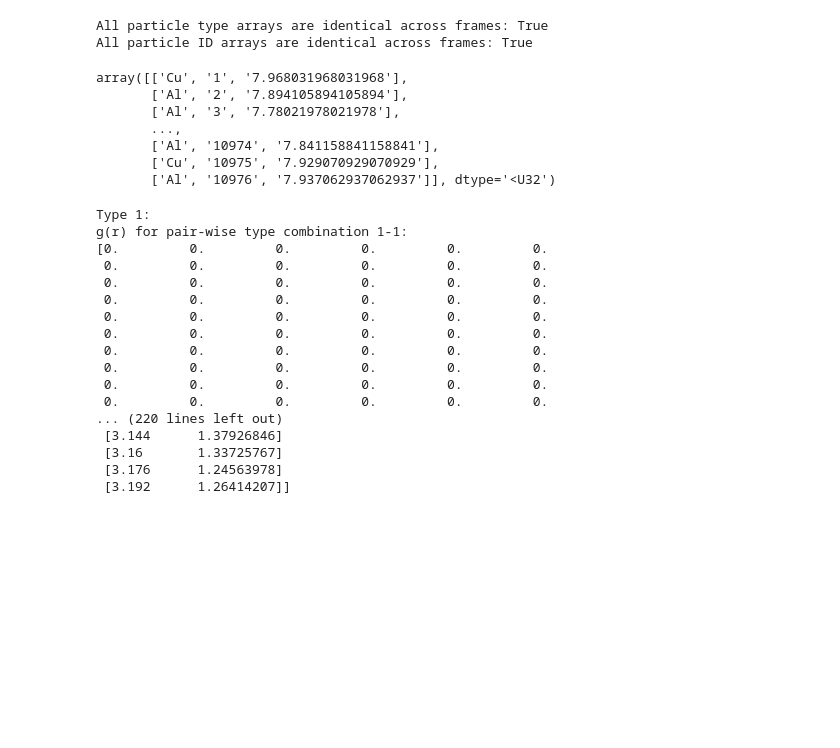
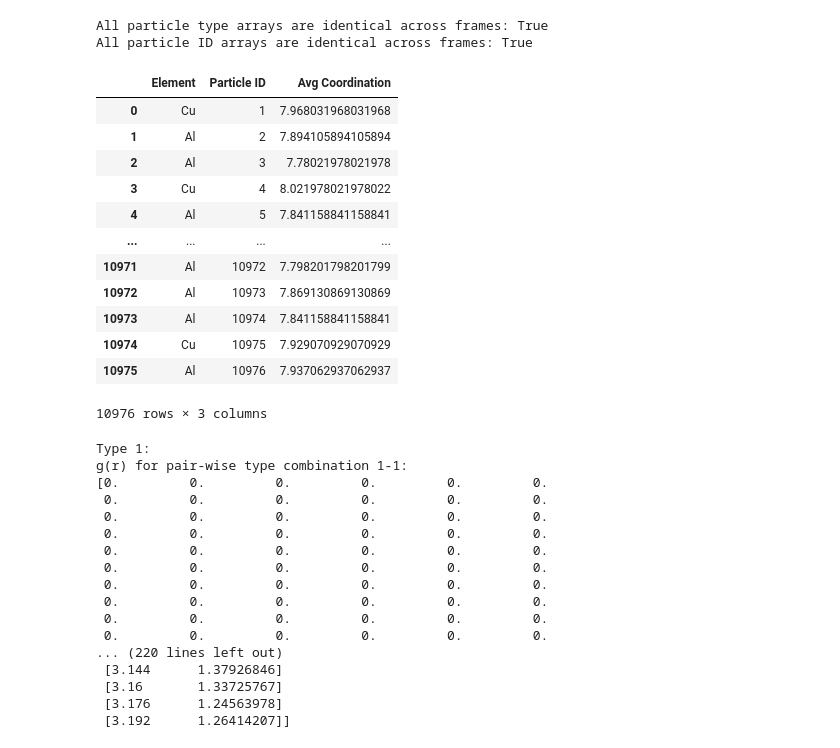
Before and after one commit to nhew1994/lammps-workflows, a Jupyter notebook: workflows/viscosity/Al1-xCux/ovito.ipynb, the cells around one changed output. Saved outputs shown, nothing was run; the diff lists cells and outputs as text; code cells hidden in the pictures; blank space fills up the shorter version.

```diff
--- a/workflows/viscosity/Al1-xCux/ovito.ipynb
+++ b/workflows/viscosity/Al1-xCux/ovito.ipynb
@@ -273,24 +273,33 @@ print("All particle ID arrays are identical across frames:", all_same)
 All particle type arrays are identical across frames: True
 All particle ID arrays are identical across frames: True
 # %%
+import pandas as pd
+
 # Get the average coordination numbers across all frames for each particle
 all_coord_numbers_array = np.array(all_coord_numbers)
 average_coord_numbers = np.mean(all_coord_numbers_array, axis=0)
 average_coord_numbers
 
 # Map particle type numbers to element names for the first frame
 type_names = np.where(all_particle_types_array[0] == 1, 'Al', np.where(all_particle_types_array[0] == 2, 'Cu', all_particle_types_array[0]))
 
 average_coord_table = np.column_stack((type_names, all_particle_ids_array[0].astype(int), average_coord_numbers))
-average_coord_table
+df = pd.DataFrame(average_coord_table, columns=["Element", "Particle ID", "Avg Coordination"])
+df
 # %% [output]
+|  | Element | Particle ID | Avg Coordination |
+| 0 | Cu | 1 | 7.968031968031968 |
+| 1 | Al | 2 | 7.894105894105894 |
+| 2 | Al | 3 | 7.78021978021978 |
+| 3 | Cu | 4 | 8.021978021978022 |
+| 4 | Al | 5 | 7.841158841158841 |
+| ... | ... | ... | ... |
+| 10971 | Al | 10972 | 7.798201798201799 |
+| 10972 | Al | 10973 | 7.869130869130869 |
+| 10973 | Al | 10974 | 7.841158841158841 |
+| 10974 | Cu | 10975 | 7.929070929070929 |
+| 10975 | Al | 10976 | 7.937062937062937 |
-array([['Cu', '1', '7.968031968031968'],
-       ['Al', '2', '7.894105894105894'],
-       ['Al', '3', '7.78021978021978'],
-       ...,
-       ['Al', '10974', '7.841158841158841'],
-       ['Cu', '10975', '7.929070929070929'],
-       ['Al', '10976', '7.937062937062937']], dtype='<U32')
+10976 rows × 3 columns
 # %%
 # Data export method 1: Convert to NumPy array and write data to a text file:
 total_rdf = pipeline.compute().tables['coordination-rdf[average]'].xy()
```
